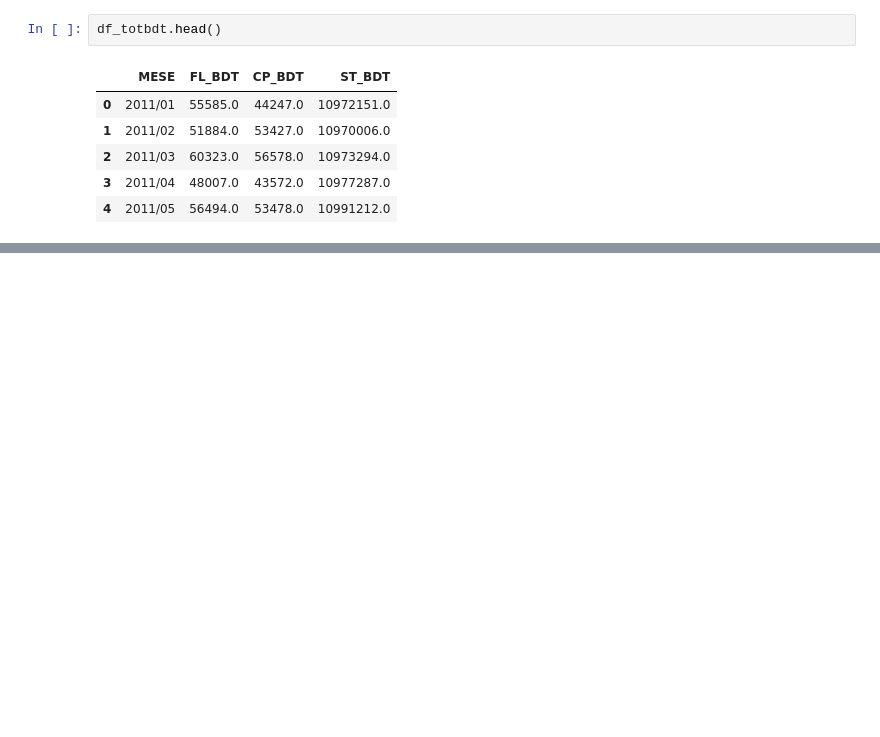
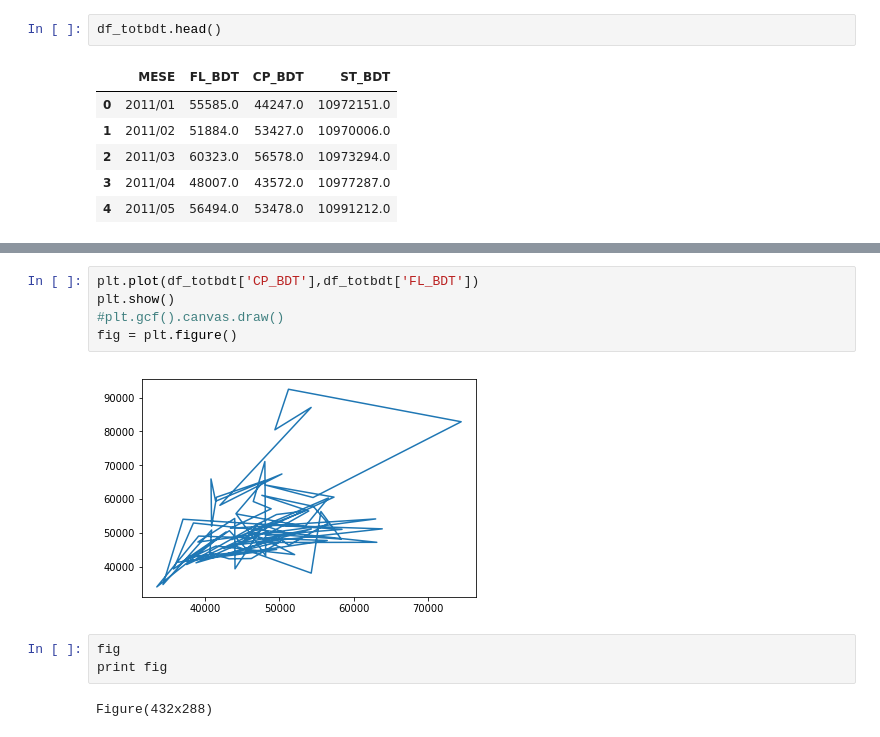
Before and after one commit to giannizatt/NCFApp, a Jupyter notebook: NCFApp.ipynb, the cells around one changed output, grey strips where cells are left out. Drawn from its saved outputs; the diff is of its cells as text; blank space fills up the shorter version.

```diff
--- a/NCFApp.ipynb
+++ b/NCFApp.ipynb
@@ -32,0 +73,12 @@ df_totbdt.head()
+# %%
+plt.plot(df_totbdt['CP_BDT'],df_totbdt['FL_BDT'])
+plt.show()
+#plt.gcf().canvas.draw()
+fig = plt.figure()
+# %% [output]
+[figure, added]
+# %%
+fig
+print fig
+# %% [output]
+Figure(432x288)
```
Also changed, not shown: parts of 7 cells of this notebook, 1 other file.
